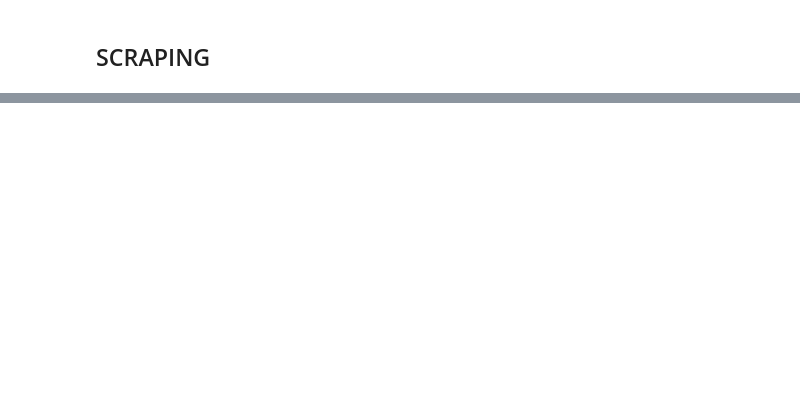
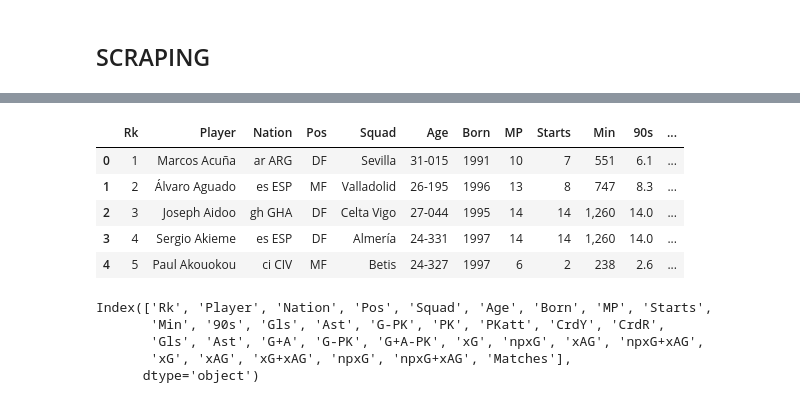
Before and after one commit to victorrmtz/Project-ETL, a Jupyter notebook: src/Scraping.ipynb, the cells around one changed output, grey strips where cells are left out. Saved outputs shown, nothing was run; the diff lists cells and outputs as text; code cells hidden in the pictures; blank space fills up the shorter version.

```diff
--- a/src/Scraping.ipynb
+++ b/src/Scraping.ipynb
@@ -108,4 +115,4 @@ data
 # %%
 datos2 = []
 # %%
-datos2+=Parallel(n_jobs=6, verbose=True)(delayed(ex.scraping_players)(url) for url in tqdm(teams_stats))
+lst_df = Parallel(n_jobs=6, verbose=True)(delayed(ex.scraping_players)(url) for url in tqdm(teams_stats))
@@ -111,0 +122,17 @@ datos2+=Parallel(n_jobs=6, verbose=True)(delayed(ex.scraping_players)(url) for u
+# %%
+lst_df[0].head()
+# %% [output]
+|  | Rk | Player | Nation | Pos | Squad | Age | Born | MP | Starts | Min | 90s | ... |
+| 0 | 1 | Marcos Acuña | ar ARG | DF | Sevilla | 31-015 | 1991 | 10 | 7 | 551 | 6.1 | ... |
+| 1 | 2 | Álvaro Aguado | es ESP | MF | Valladolid | 26-195 | 1996 | 13 | 8 | 747 | 8.3 | ... |
+| 2 | 3 | Joseph Aidoo | gh GHA | DF | Celta Vigo | 27-044 | 1995 | 14 | 14 | 1,260 | 14.0 | ... |
+| 3 | 4 | Sergio Akieme | es ESP | DF | Almería | 24-331 | 1997 | 14 | 14 | 1,260 | 14.0 | ... |
+| 4 | 5 | Paul Akouokou | ci CIV | MF | Betis | 24-327 | 1997 | 6 | 2 | 238 | 2.6 | ... |
+# %%
+lst_df[0].columns
+# %% [output]
+Index(['Rk', 'Player', 'Nation', 'Pos', 'Squad', 'Age', 'Born', 'MP', 'Starts',
+       'Min', '90s', 'Gls', 'Ast', 'G-PK', 'PK', 'PKatt', 'CrdY', 'CrdR',
+       'Gls', 'Ast', 'G+A', 'G-PK', 'G+A-PK', 'xG', 'npxG', 'xAG', 'npxG+xAG',
+       'xG', 'xAG', 'xG+xAG', 'npxG', 'npxG+xAG', 'Matches'],
+      dtype='object')
```
Also changed, not shown: parts of 32 cells of this notebook, 5 other files.
